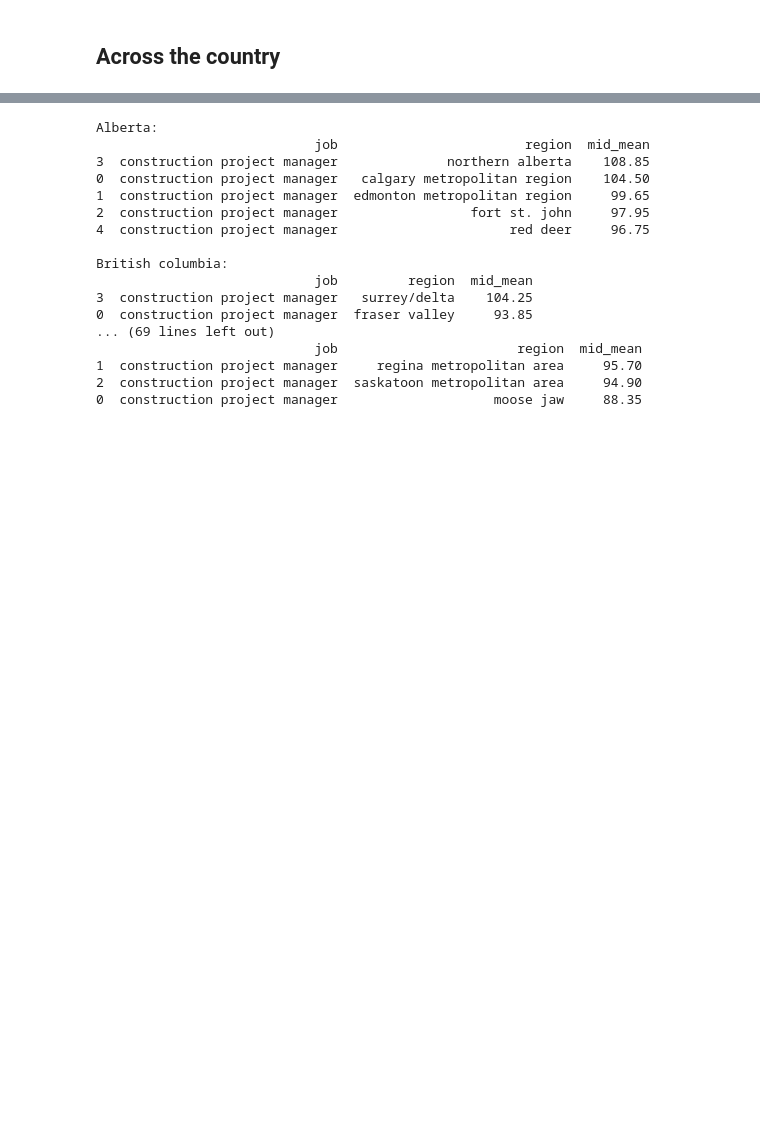
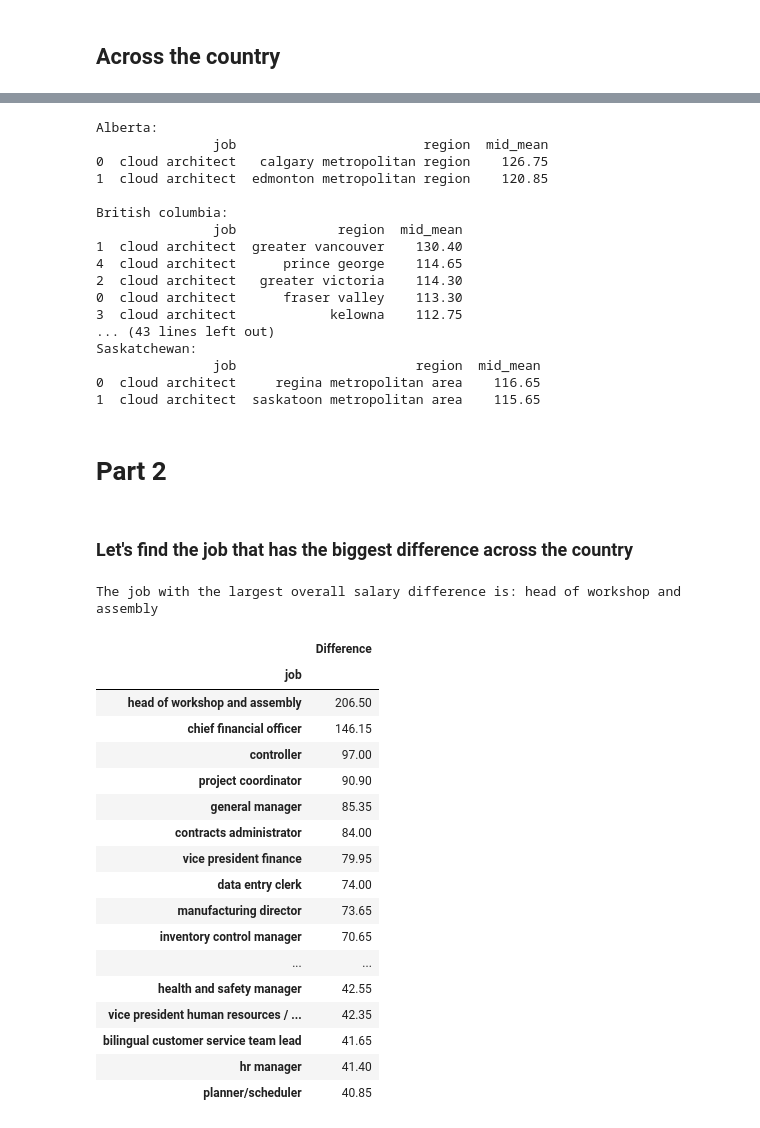
Before and after one commit to mrBlackHat777/Salary_Canada, a Jupyter notebook: sandbox/salary_exploration.ipynb, the cells around one changed output, grey strips where cells are left out. Saved outputs shown, nothing was run; the diff lists cells and outputs as text; code cells hidden in the pictures; blank space fills up the shorter version.

```diff
--- a/sandbox/salary_exploration.ipynb
+++ b/sandbox/salary_exploration.ipynb
@@ -181,9 +189,11 @@ df_sorted
 # %%
+
+
 # Get the unique provinces
 provinces = df['province'].unique()
 
 # Define the job to compare
-job = 'construction project manager'
+job = 'cloud architect'
 
 # Loop over the provinces and compare the job in each province
 for province in provinces:
@@ -202,19 +212,23 @@ for province in provinces:
     print()
 # %% [output]
 Alberta:
-                            job                        region  mid_mean
-3  construction project manager              northern alberta    108.85
-0  construction project manager   calgary metropolitan region    104.50
-1  construction project manager  edmonton metropolitan region     99.65
-2  construction project manager                 fort st. john     97.95
-4  construction project manager                      red deer     96.75
+               job                        region  mid_mean
+0  cloud architect   calgary metropolitan region    126.75
+1  cloud architect  edmonton metropolitan region    120.85
 
 British columbia:
-                            job         region  mid_mean
-3  construction project manager   surrey/delta    104.25
-0  construction project manager  fraser valley     93.85
-... (69 lines left out)
-                            job                       region  mid_mean
-1  construction project manager     regina metropolitan area     95.70
-2  construction project manager  saskatoon metropolitan area     94.90
-0  construction project manager                    moose jaw     88.35
+               job             region  mid_mean
+1  cloud architect  greater vancouver    130.40
+4  cloud architect      prince george    114.65
+2  cloud architect   greater victoria    114.30
+0  cloud architect      fraser valley    113.30
+3  cloud architect            kelowna    112.75
+... (43 lines left out)
+Saskatchewan:
+               job                       region  mid_mean
+0  cloud architect     regina metropolitan area    116.65
+1  cloud architect  saskatoon metropolitan area    115.65
+# %% [markdown]
+# Part 2
+# %% [markdown]
+### Let's find the job that has the biggest difference across the country
@@ -220,0 +249,30 @@ British columbia:
+# %%
+find_job_with_biggest_diff('entry_mean')
+# %% [output]
+The job with the largest overall salary difference is: head of workshop and assembly
+# %%
+job_diffs = df.groupby('job')[["mid_mean"]].apply(lambda x: (x.max() - x.min()).sum())
+job_diffs_df = job_diffs.to_frame('Difference')
+# %%
+#sort the dataframe by the difference
+job_diffs_df_sorted = job_diffs_df.sort_values('Difference', ascending=False)
+job_diffs_df_sorted.head(30)
+# %% [output]
+|  | Difference |
+| job |  |
+| head of workshop and assembly | 206.50 |
+| chief financial officer | 146.15 |
+| controller | 97.00 |
+| project coordinator | 90.90 |
+| general manager | 85.35 |
+| contracts administrator | 84.00 |
+| vice president finance | 79.95 |
+| data entry clerk | 74.00 |
+| manufacturing director | 73.65 |
+| inventory control manager | 70.65 |
+| ... | ... |
+| health and safety manager | 42.55 |
+| vice president human resources / ... | 42.35 |
+| bilingual customer service team lead | 41.65 |
+| hr manager | 41.40 |
+| planner/scheduler | 40.85 |
```
Also changed, not shown: parts of 13 cells of this notebook.
